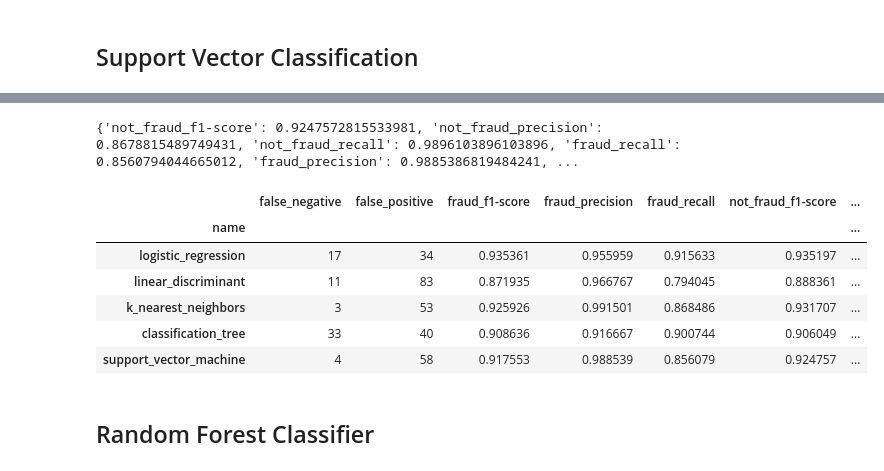
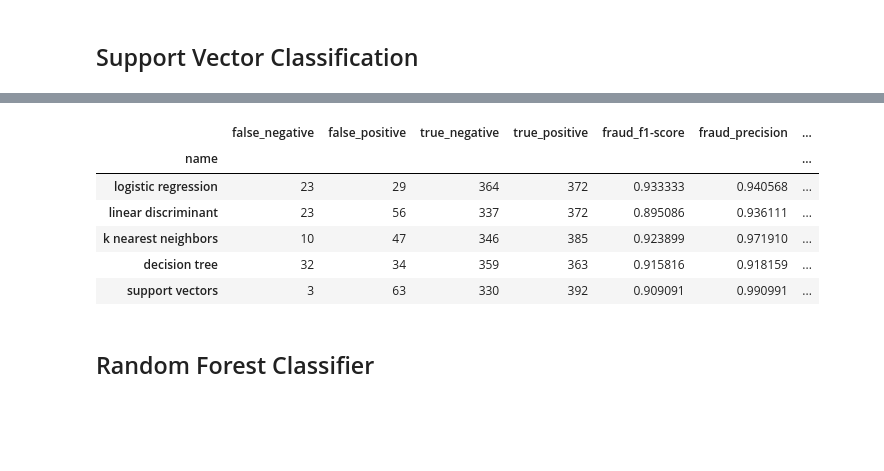
Before and after one commit to naveedn/fraud-detection-project, a Jupyter notebook: fraud_detect_baseline.ipynb, the cells around one changed output, grey strips where cells are left out. Saved outputs shown, nothing was run; the diff lists cells and outputs as text; code cells hidden in the pictures; blank space fills up the shorter version.

```diff
--- a/fraud_detect_baseline.ipynb
+++ b/fraud_detect_baseline.ipynb
@@ -426,5 +289,3 @@ data =dict({
-# %%
-results = results.append([data])
 # %%
-results.set_index('name', inplace=False)
+results.set_index('name', inplace=False)[col_order]
 # %% [output]
@@ -440,5 +301,5 @@ results.set_index('name', inplace=False)
 from sklearn import svm
 # %%
 clf = svm.SVC(kernel='rbf', C=1, gamma=0.001, random_state=1)
-clf.fit(X_train, y_train)
+results = results.append(train_and_analyze(clf, 'support vectors', X_train, X_test, y_train, y_test, results))
 # %% [output]
@@ -476,36 +320,13 @@ weighted avg       0.93      0.92      0.92       788
-# %%
-def flatten(report):
-    final_dict = {}
-    for k, v in report.items():
-        for k2, v2 in v.items():
-            if k2 in ['precision', 'recall', 'f1-score'] and k in ['not_fraud', 'fraud']:
-                final_dict[k + '_' +k2] =  v2
-
-    return final_dict
-
-print flatten(report)
-
-data =dict({
-        'name': 'support_vector_machine',
-        'true_positive': cfmx[0,0],
-        'false_negative': cfmx[0,1],
-        'false_positive': cfmx[1,0],
-        'true_negative': cfmx[1,1],
-    }, **flatten(report))
-# %% [output]
-{'not_fraud_f1-score': 0.9247572815533981, 'not_fraud_precision': 0.8678815489749431, 'not_fraud_recall': 0.9896103896103896, 'fraud_recall': 0.8560794044665012, 'fraud_precision': 0.9885386819484241, ...
-# %%
-results = results.append([data])
 # %%
-results.set_index('name', inplace=False)
+results.set_index('name', inplace=False)[col_order]
 # %% [output]
-|  | false_negative | false_positive | fraud_f1-score | fraud_precision | fraud_recall | not_fraud_f1-score | ... |
+|  | false_negative | false_positive | true_negative | true_positive | fraud_f1-score | fraud_precision | ... |
 | name |  |  |  |  |  |  | ... |
-| logistic_regression | 17 | 34 | 0.935361 | 0.955959 | 0.915633 | 0.935197 | ... |
-| linear_discriminant | 11 | 83 | 0.871935 | 0.966767 | 0.794045 | 0.888361 | ... |
-| k_nearest_neighbors | 3 | 53 | 0.925926 | 0.991501 | 0.868486 | 0.931707 | ... |
-| classification_tree | 33 | 40 | 0.908636 | 0.916667 | 0.900744 | 0.906049 | ... |
-| support_vector_machine | 4 | 58 | 0.917553 | 0.988539 | 0.856079 | 0.924757 | ... |
+| logistic regression | 23 | 29 | 364 | 372 | 0.933333 | 0.940568 | ... |
+| linear discriminant | 23 | 56 | 337 | 372 | 0.895086 | 0.936111 | ... |
+| k nearest neighbors | 10 | 47 | 346 | 385 | 0.923899 | 0.971910 | ... |
+| decision tree | 32 | 34 | 359 | 363 | 0.915816 | 0.918159 | ... |
+| support vectors | 3 | 63 | 330 | 392 | 0.909091 | 0.990991 | ... |
 # %% [markdown]
 ## Random Forest Classifier
 # %%
```
Also changed, not shown: parts of 68 cells of this notebook.
